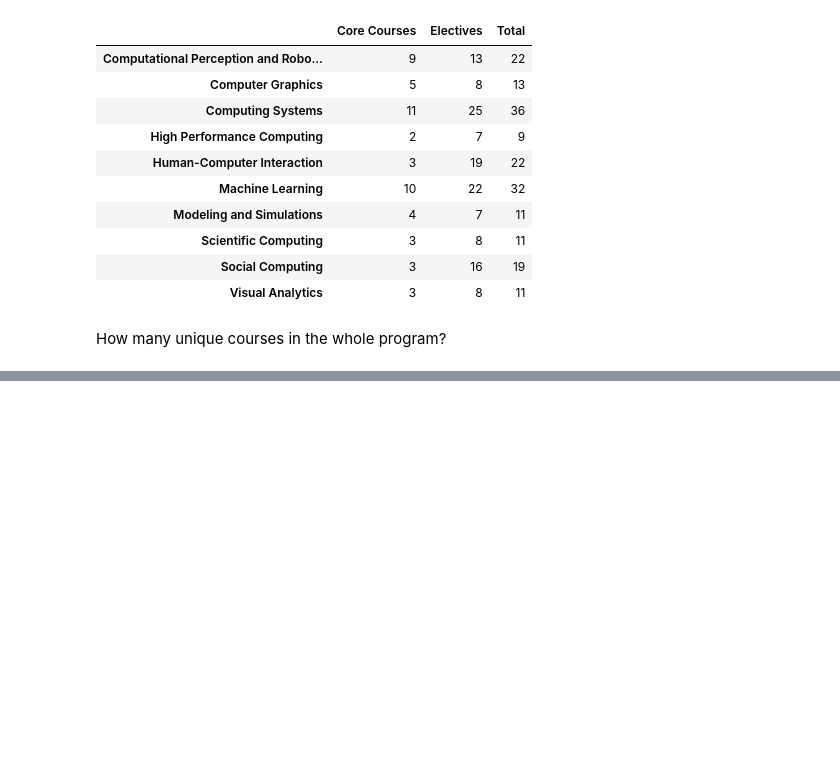
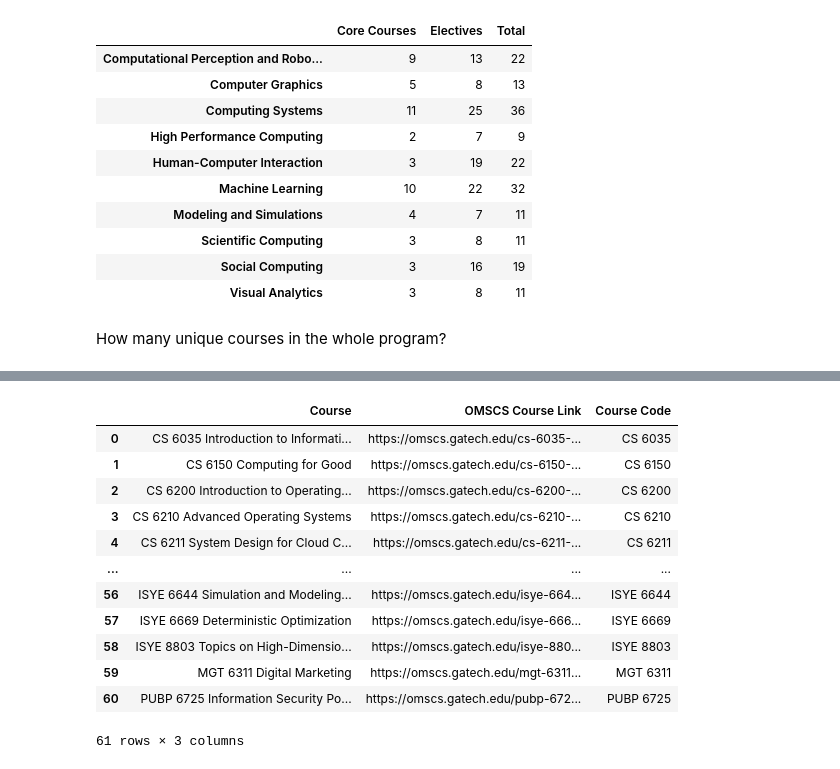
Before and after one commit to zhaoyi3264/gt-mscs, a Jupyter notebook: scrape.ipynb, the cells around one changed output, grey strips where cells are left out. Drawn from its saved outputs; the diff is of its cells as text; code cells hidden in the pictures; blank space fills up the shorter version.

```diff
--- a/scrape.ipynb
+++ b/scrape.ipynb
@@ -128,0 +127,12 @@ for li in lis:
+# %%
+response = requests.get('https://omscs.gatech.edu/current-courses')
+soup = BeautifulSoup(response.text)
+div = soup.find('div', class_='body')
+lis = div.find_all('li')
+as_ = [li.a for li in lis]
+# %%
+omscs_course_to_link = {}
+for a in as_:
+    course = re.sub(r'\s+', ' ', a.text.strip())
+    course = re.sub(':', '', a.text.strip())
+    omscs_course_to_link[course] = a['href']
@@ -256,0 +321,17 @@ CS 7644 Machine Learning for Robotics
+# %%
+omscs_course_to_link_df['Course Code'] = omscs_course_to_link_df['Course'].apply(lambda e: ' '.join(e.split(' ')[:2]))
+omscs_course_to_link_df
+# %% [output]
+|  | Course | OMSCS Course Link | Course Code |
+| 0 | CS 6035 Introduction to Informati... | https://omscs.gatech.edu/cs-6035-... | CS 6035 |
+| 1 | CS 6150 Computing for Good | https://omscs.gatech.edu/cs-6150-... | CS 6150 |
+| 2 | CS 6200 Introduction to Operating... | https://omscs.gatech.edu/cs-6200-... | CS 6200 |
+| 3 | CS 6210 Advanced Operating Systems | https://omscs.gatech.edu/cs-6210-... | CS 6210 |
+| 4 | CS 6211 System Design for Cloud C... | https://omscs.gatech.edu/cs-6211-... | CS 6211 |
+| ... | ... | ... | ... |
+| 56 | ISYE 6644 Simulation and Modeling... | https://omscs.gatech.edu/isye-664... | ISYE 6644 |
+| 57 | ISYE 6669 Deterministic Optimization | https://omscs.gatech.edu/isye-666... | ISYE 6669 |
+| 58 | ISYE 8803 Topics on High-Dimensio... | https://omscs.gatech.edu/isye-880... | ISYE 8803 |
+| 59 | MGT 6311 Digital Marketing | https://omscs.gatech.edu/mgt-6311... | MGT 6311 |
+| 60 | PUBP 6725 Information Security Po... | https://omscs.gatech.edu/pubp-672... | PUBP 6725 |
+61 rows × 3 columns
```
Also changed, not shown: parts of 25 cells of this notebook, 5 other files.
